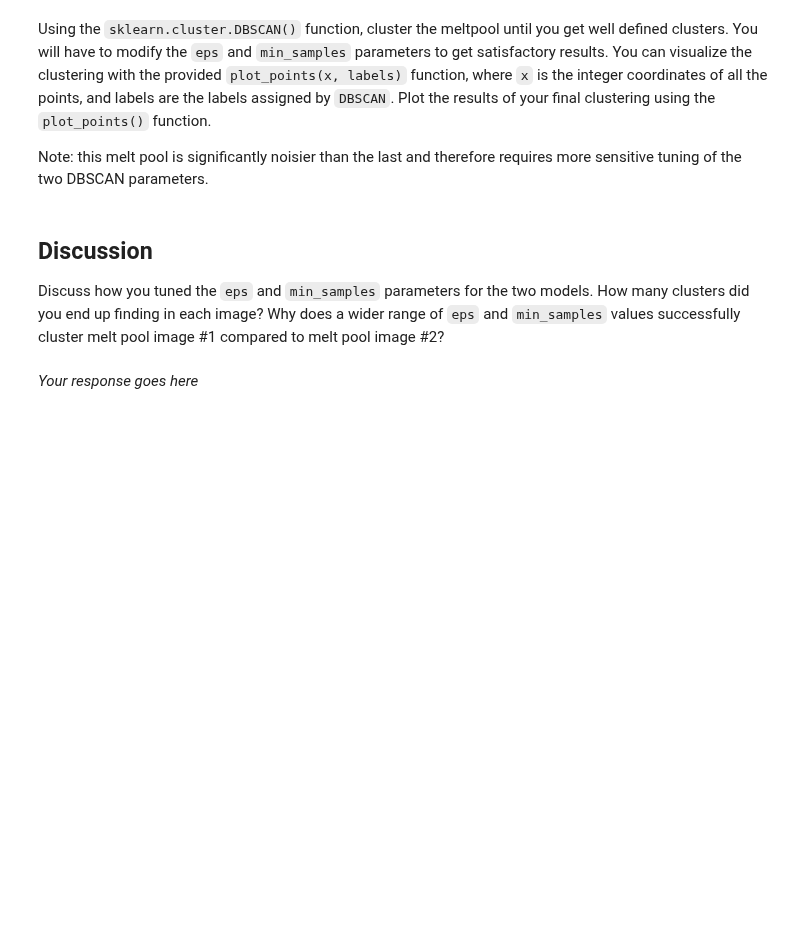
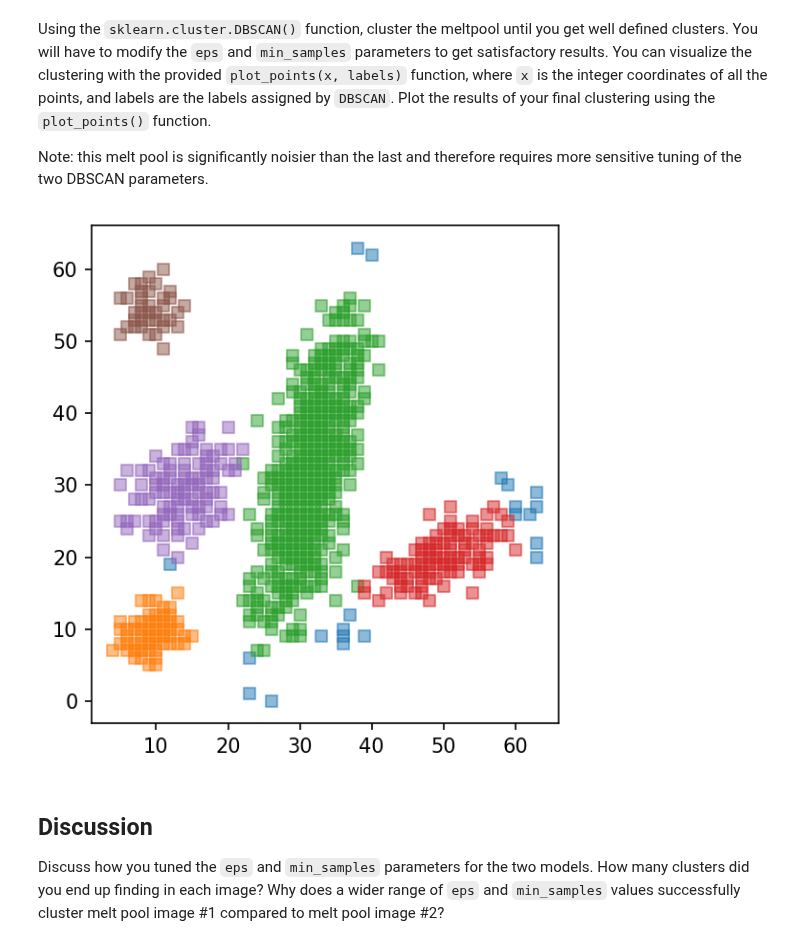
Before and after one commit to judson35/AI-ML, a Jupyter notebook: HW11/M11-HW1.ipynb, the cells around one changed output. Cells and saved outputs as stored; diff of their text form; code cells hidden in the pictures; blank space fills up the shorter version.

```diff
--- a/HW11/M11-HW1.ipynb
+++ b/HW11/M11-HW1.ipynb
@@ -67,6 +76,9 @@ Note: this melt pool is significantly noisier than the last and therefore requir
+# %%
+model2 = DBSCAN(eps=4, min_samples=15).fit(x2)
+plot_points(x2, model2.labels_)
+# %% [output]
+[figure, added]
 # %% [markdown]
 ## Discussion
 
 Discuss how you tuned the `eps` and `min_samples` parameters for the two models. How many clusters did you end up finding in each image? Why does a wider range of `eps` and `min_samples` values successfully cluster melt pool image #1 compared to melt pool image #2?
-# %% [markdown]
-*Your response goes here*
```
Also changed, not shown: parts of 8 cells of this notebook, 1 other file.
